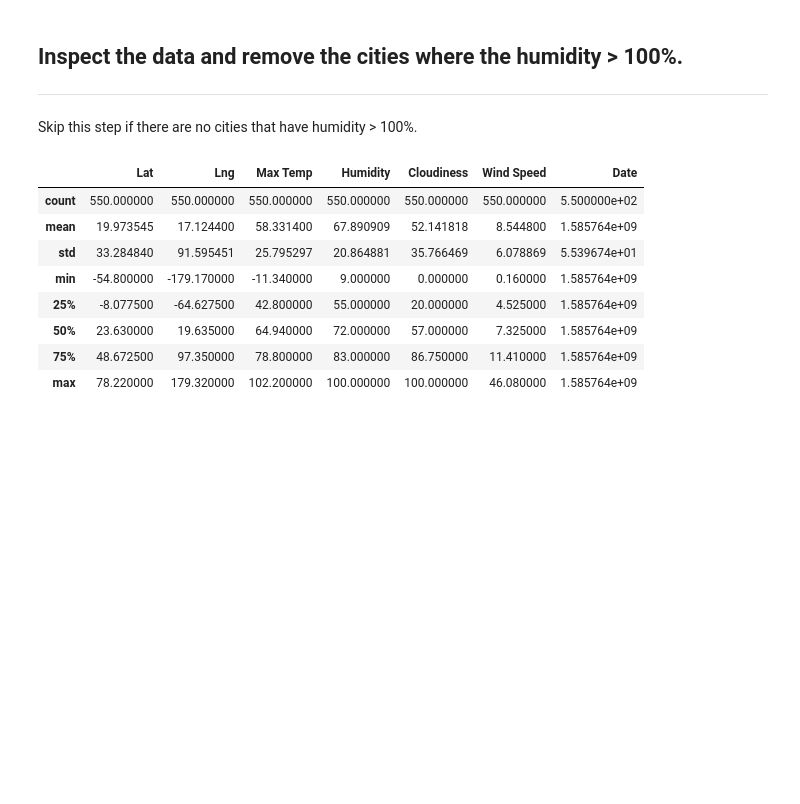
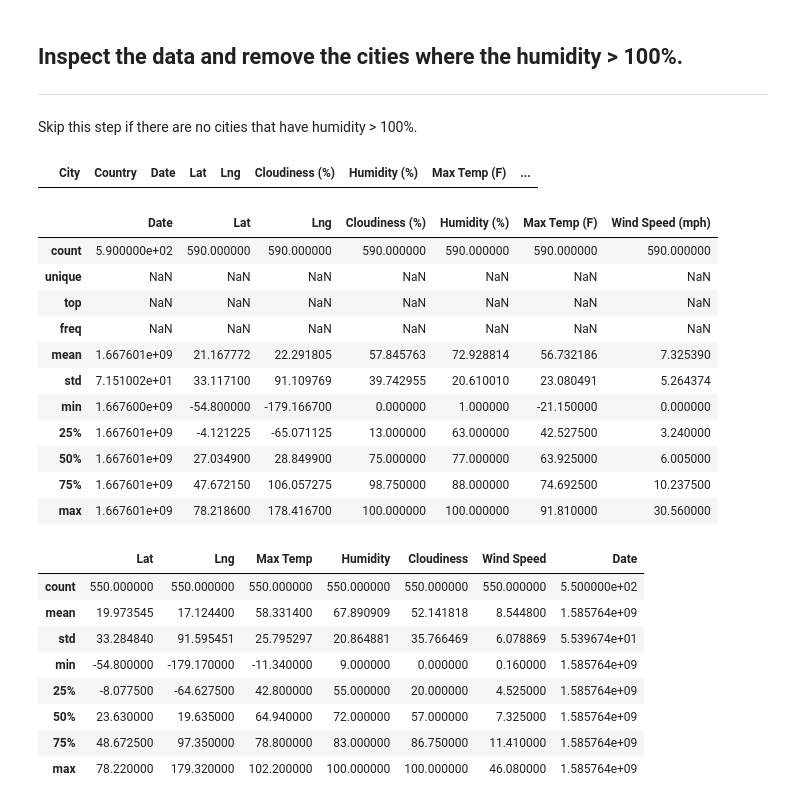
Before and after one commit to Shorleyshor/python-api-challenge, a Jupyter notebook: starter_code/WeatherPy.ipynb, the cells around one changed output. Cells and saved outputs as stored; diff of their text form; code cells hidden in the pictures; blank space fills up the shorter version.

Commit message:
inspect and remove city and country colunms on weather api file

```diff
--- a/starter_code/WeatherPy.ipynb
+++ b/starter_code/WeatherPy.ipynb
@@ -71,3 +54,11 @@ cities
 ### Perform API Calls
 * Perform a weather check on each city using a series of successive API calls.
 * Include a print log of each city as it'sbeing processed (with the city number and city name).
+# %%
+#Save config information:
+url='http://api.openweathermap.org/data/2.5/weather?'
+#create url for query with imperial units and city at the end
+#url from https://openweathermap.org/appid
+url = "http://api.openweathermap.org/data/2.5/weather?id=524901"
+unit = "imperial"
+query_url = f"{url}&appid={weather_api_key}&units={unit}&q="
@@ -88,0 +127,17 @@ cities
+# %%
+# Create a data frame from api call list:
+weather_dict = {
+    'City': name,
+    'Country': ctry,
+    'Date': date,
+    'Lat': lat,
+    'Lng': lng,
+    'Cloudiness (%)': cloud,
+    'Humidity (%)': humi,
+    'Max Temp (F)': maxtemp,
+    'Wind Speed (mph)': wind
+}
+
+weather_data=pd.DataFrame(weather_dict)
+
+weather_data.head()
@@ -90,6 +156,29 @@ cities
 ## Inspect the data and remove the cities where the humidity > 100%.
 ----
 Skip this step if there are no cities that have humidity > 100%.
+# %%
+humidity_condition = weather_data["Humidity (%)"]>100
+weather_data[humidity_condition]
+# %% [output]
+|  | City | Country | Date | Lat | Lng | Cloudiness (%) | Humidity (%) | Max Temp (F) | ... |
+# %%
+humidity_condition = weather_data.describe(include = "all")
+
+humidity_condition.drop(['City','Country'], axis=1, inplace=True)
+humidity_condition
+# %% [output]
+|  | Date | Lat | Lng | Cloudiness (%) | Humidity (%) | Max Temp (F) | Wind Speed (mph) |
+| count | 5.900000e+02 | 590.000000 | 590.000000 | 590.000000 | 590.000000 | 590.000000 | 590.000000 |
+| unique | NaN | NaN | NaN | NaN | NaN | NaN | NaN |
+| top | NaN | NaN | NaN | NaN | NaN | NaN | NaN |
+| freq | NaN | NaN | NaN | NaN | NaN | NaN | NaN |
+| mean | 1.667601e+09 | 21.167772 | 22.291805 | 57.845763 | 72.928814 | 56.732186 | 7.325390 |
+| std | 7.151002e+01 | 33.117100 | 91.109769 | 39.742955 | 20.610010 | 23.080491 | 5.264374 |
+| min | 1.667600e+09 | -54.800000 | -179.166700 | 0.000000 | 1.000000 | -21.150000 | 0.000000 |
+| 25% | 1.667601e+09 | -4.121225 | -65.071125 | 13.000000 | 63.000000 | 42.527500 | 3.240000 |
+| 50% | 1.667601e+09 | 27.034900 | 28.849900 | 75.000000 | 77.000000 | 63.925000 | 6.005000 |
+| 75% | 1.667601e+09 | 47.672150 | 106.057275 | 98.750000 | 88.000000 | 74.692500 | 10.237500 |
+| max | 1.667601e+09 | 78.218600 | 178.416700 | 100.000000 | 100.000000 | 91.810000 | 30.560000 |
 # %%
 # %% [output]
 |  | Lat | Lng | Max Temp | Humidity | Cloudiness | Wind Speed | Date |
```
Also changed, not shown: parts of 5 cells of this notebook, 2 other files.
